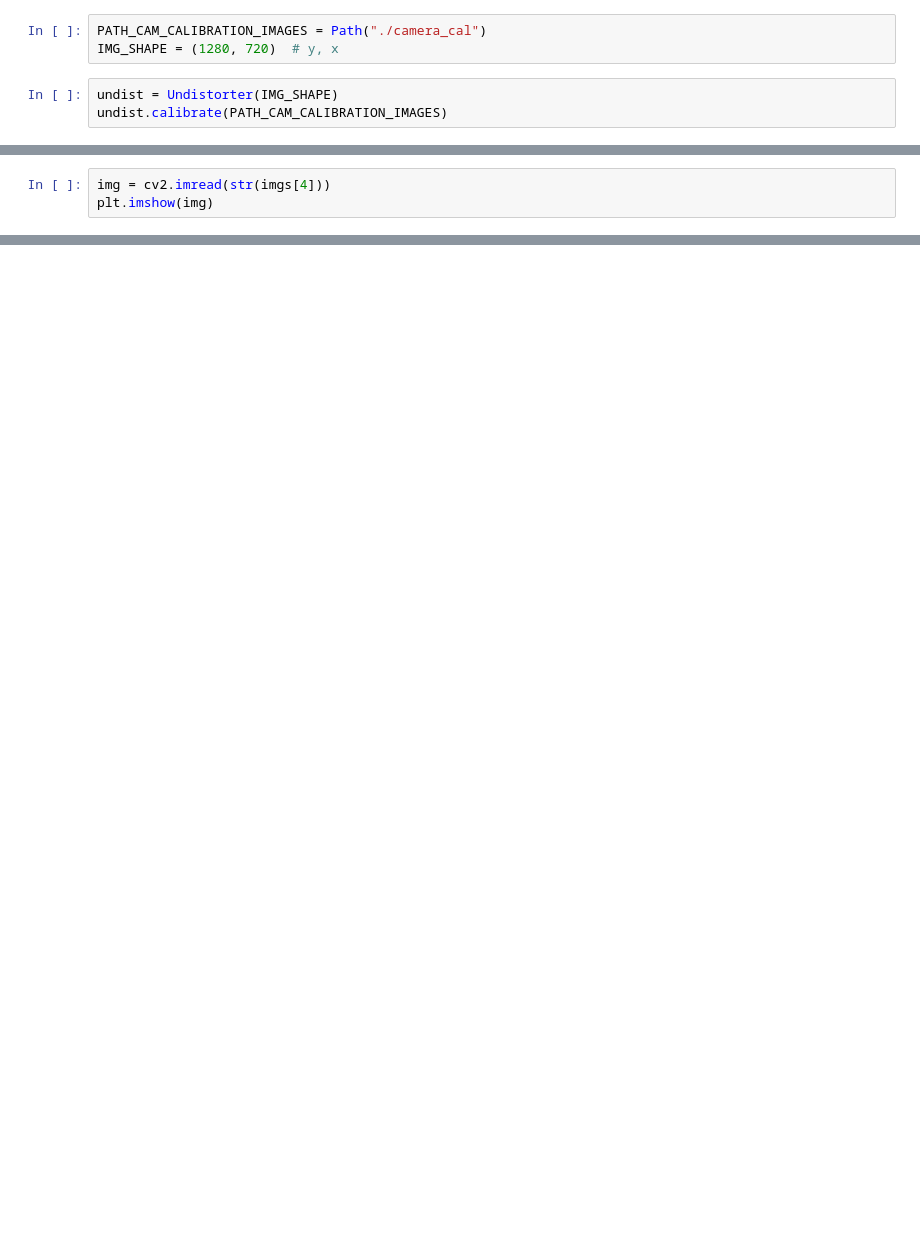
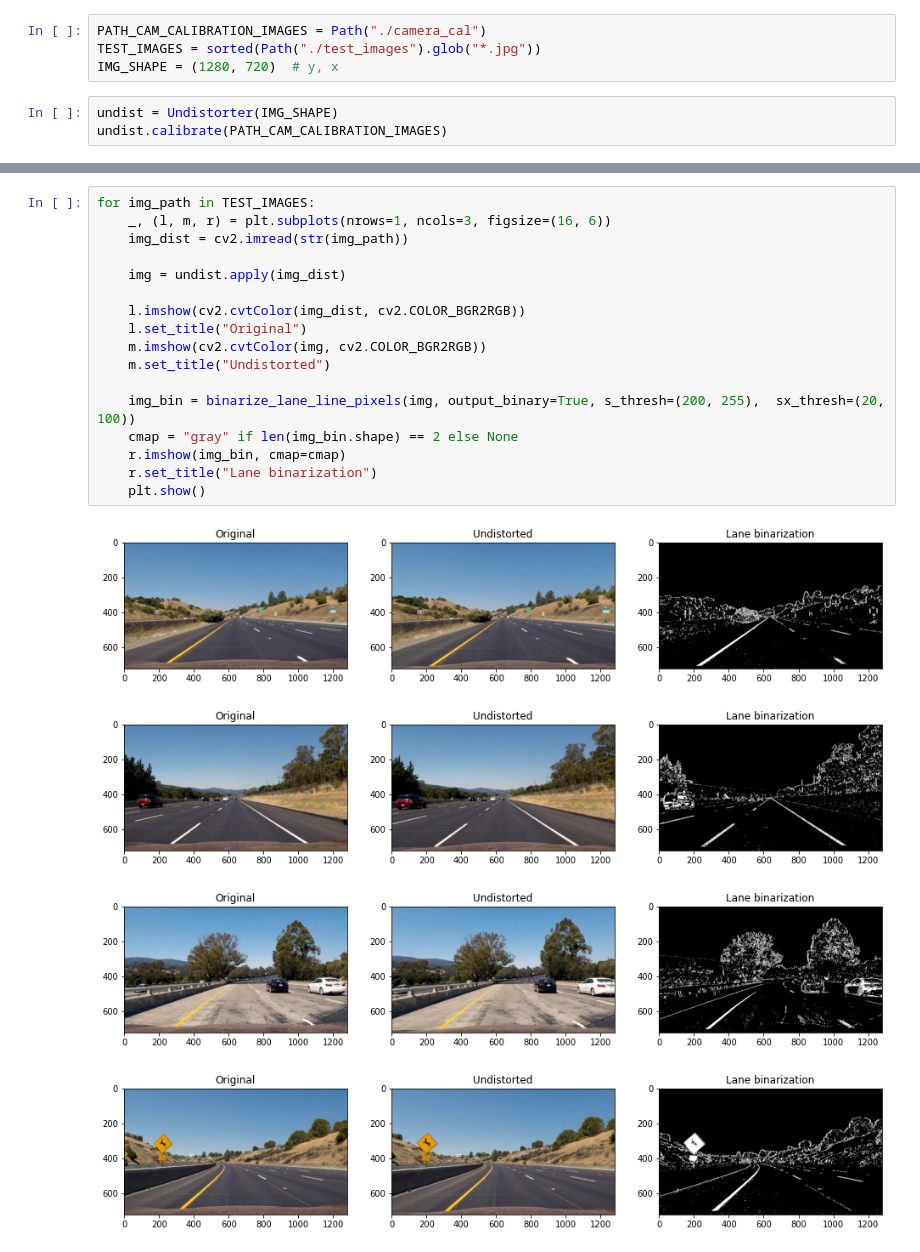
Before and after one commit to jvanlier/self-driving-car-engineer, a Jupyter notebook: Project2_Advanced_Lane_Finding/adv_lane_finding.ipynb, the cells around one changed output, grey strips where cells are left out. Saved outputs shown, nothing was run; the diff lists cells and outputs as text; blank space fills up the shorter version.

Commit message:
Add lane binarizer

```diff
--- a/Project2_Advanced_Lane_Finding/adv_lane_finding.ipynb
+++ b/Project2_Advanced_Lane_Finding/adv_lane_finding.ipynb
@@ -40,6 +43,7 @@ from lib.camera_calib import Undistorter
 %matplotlib inline
 # %%
 PATH_CAM_CALIBRATION_IMAGES = Path("./camera_cal")
+TEST_IMAGES = sorted(Path("./test_images").glob("*.jpg"))
 IMG_SHAPE = (1280, 720)  # y, x
 # %%
 undist = Undistorter(IMG_SHAPE)
@@ -51,3 +50,0 @@ imgs = list(PATH_CAMERA_CAL.glob("*.jpg"))
-# %%
-img = cv2.imread(str(imgs[4]))
-plt.imshow(img)
@@ -61,0 +54,22 @@ plt.imshow(undist.apply(img))
+# %%
+for img_path in TEST_IMAGES:
+    _, (l, m, r) = plt.subplots(nrows=1, ncols=3, figsize=(16, 6))
+    img_dist = cv2.imread(str(img_path))
+
+    img = undist.apply(img_dist)
+
+    l.imshow(cv2.cvtColor(img_dist, cv2.COLOR_BGR2RGB))
+    l.set_title("Original")
+    m.imshow(cv2.cvtColor(img, cv2.COLOR_BGR2RGB))
+    m.set_title("Undistorted")
+
+    img_bin = binarize_lane_line_pixels(img, output_binary=True, s_thresh=(200, 255),  sx_thresh=(20, 100))
+    cmap = "gray" if len(img_bin.shape) == 2 else None
+    r.imshow(img_bin, cmap=cmap)
+    r.set_title("Lane binarization")
+    plt.show()
+# %% [output]
+[figure, added]
+[figure, added]
+[figure, added]
+[figure, added]
```
Also changed, not shown: parts of 8 cells of this notebook, 1 other file.
